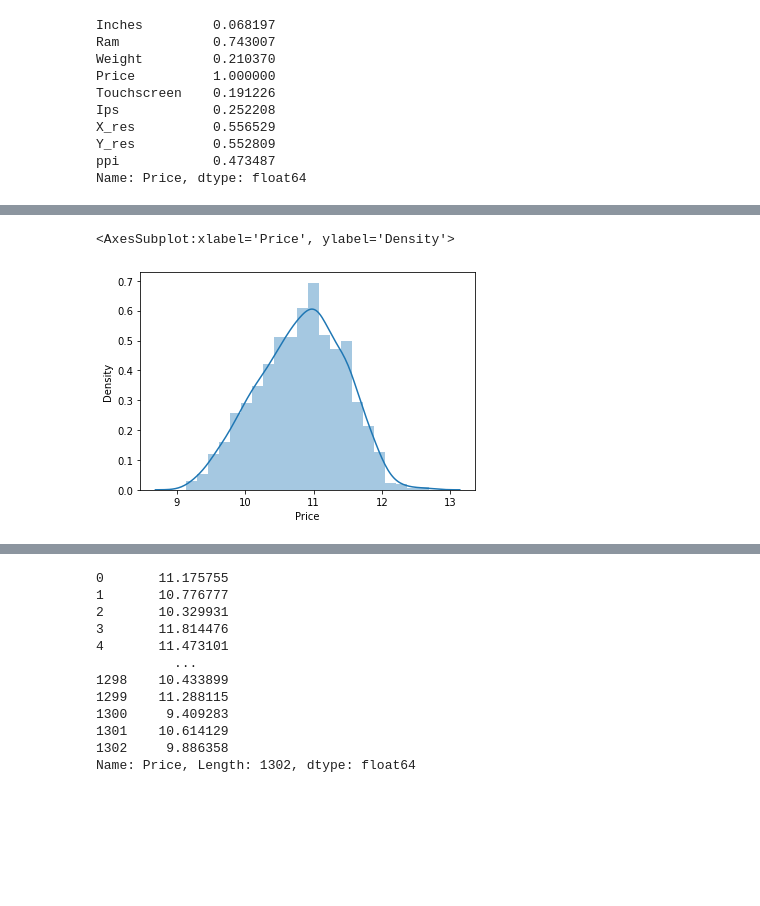
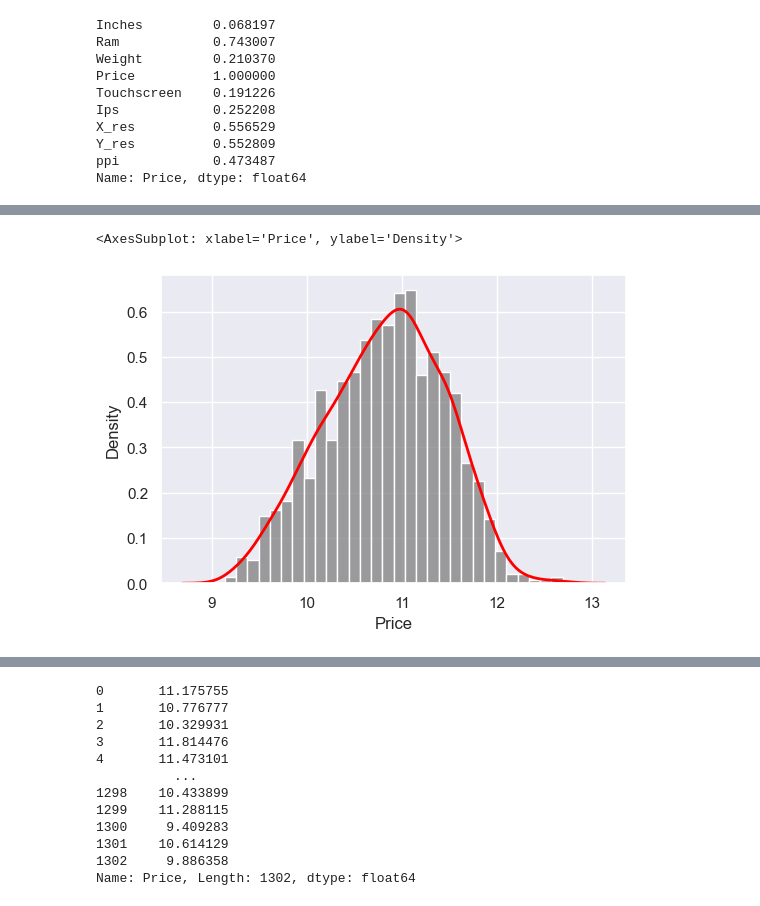
Before and after one commit to SaimanGiri/laptop-price-predictor, a Jupyter notebook: laptop-price-predictor.ipynb, the cells around one changed output, grey strips where cells are left out. Saved outputs shown, nothing was run; the diff lists cells and outputs as text; code cells hidden in the pictures; blank space fills up the shorter version.

```diff
--- a/laptop-price-predictor.ipynb
+++ b/laptop-price-predictor.ipynb
@@ -108,4 +108,5 @@ dtypes: float32(1), float64(2), int32(1), object(7)
 memory usage: 101.9+ KB
 # %%
 import seaborn as sns
+sns.set_theme(rc={'figure.figsize':(6, 4)})  # Sets default figure size
 # %%
@@ -430,8 +445,6 @@ df["Layer2Flash_Storage"] = df["second"].apply(lambda x: 1 if "Flash Storage" in
 
 df['second'] = df['second'].str.replace(r'\D', '')
 
-df["first"] = df["first"].astype(int)
-df["second"] = df["second"].astype(int)
 
 df["HDD"]=(df["first"]*df["Layer1HDD"]+df["second"]*df["Layer2HDD"])
 df["SSD"]=(df["first"]*df["Layer1SSD"]+df["second"]*df["Layer2SSD"])
@@ -604,0 +609,4 @@ See the caveats in the documentation: https://pandas.pydata.org/pandas-docs/stab
+# %%
+df['SSD'] = df['SSD'].fillna('').astype('str').str.findall(r'(\d+\.?\d+)').apply(lambda x:x[0] if x else 0)
+df['HDD'] = df['HDD'].fillna('').astype('str').str.findall(r'(\d+\.?\d+)').apply(lambda x:x[0] if x else 0)
+# df['SSD'].astype('int').apply(lambda x: sum(x)).value_counts()
@@ -638,8 +661,9 @@ sns.heatmap(df.corr())
 # %%
-sns.distplot(np.log(df['Price']))
+sns.histplot(np.log(df['Price']), bins=30, color='gray', stat='density')
+sns.kdeplot(np.log(df['Price']), color='red', linewidth=2)
 # %% [output]
-<AxesSubplot:xlabel='Price', ylabel='Density'>
+<AxesSubplot: xlabel='Price', ylabel='Density'>
-[figure, old version]
+[figure, new version]
 # %%
 X = df.drop(columns=['Price'])
 y = np.log(df['Price'])
```
Also changed, not shown: parts of 46 cells of this notebook.
